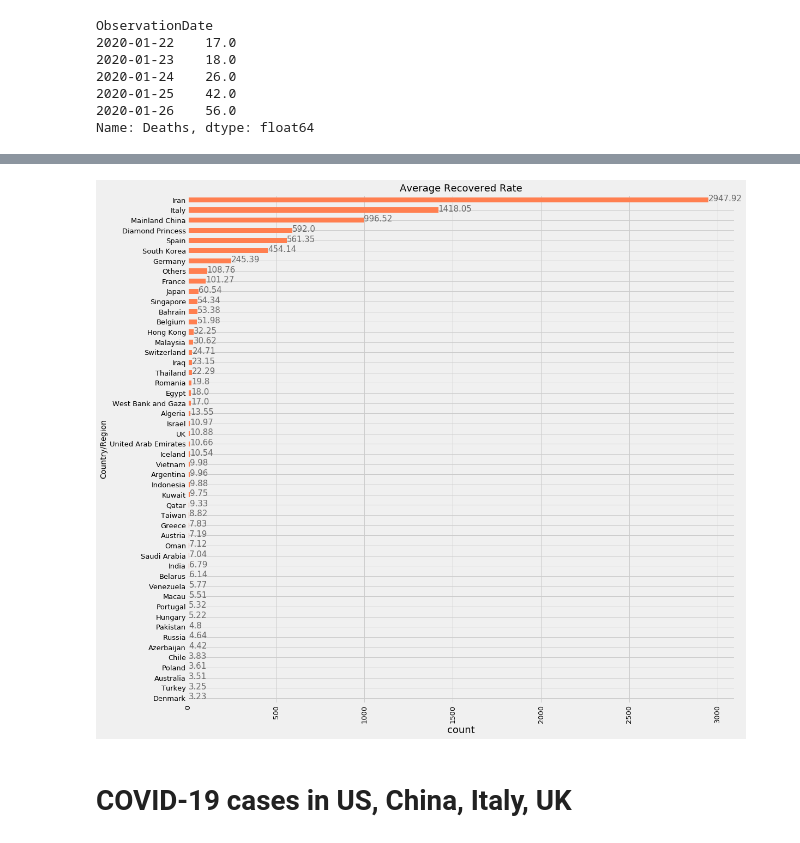
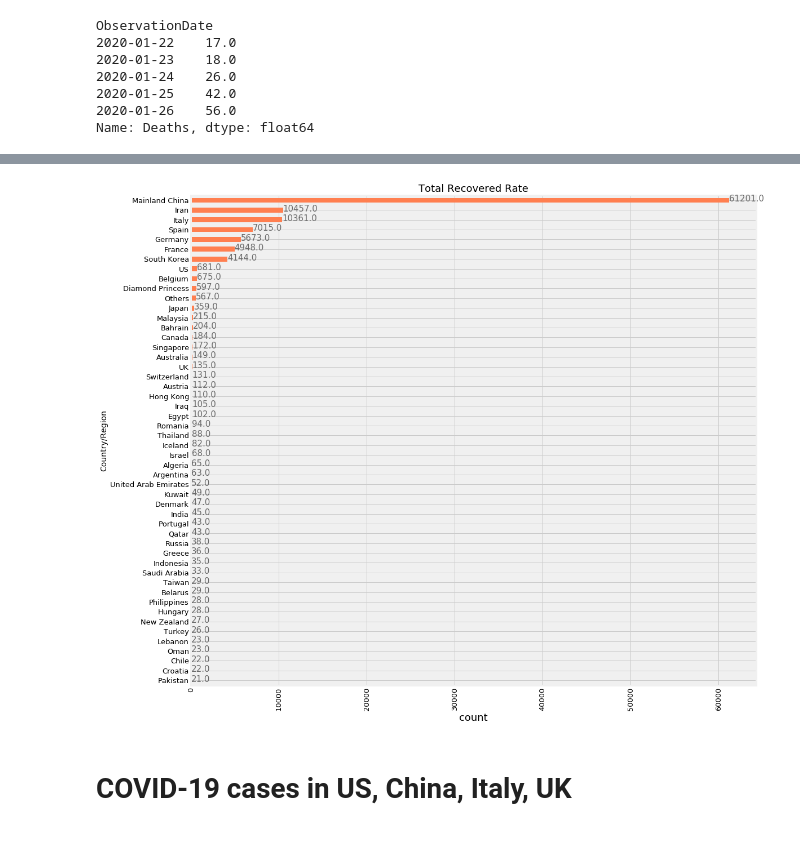
Before and after one commit to venupammi26/Corona_TimeSeries_Prediction-using-Arima-Model, a Jupyter notebook: Corona prediction.ipynb, the cells around one changed output, grey strips where cells are left out. Drawn from its saved outputs; the diff is of its cells as text; code cells hidden in the pictures.

```diff
--- a/Corona prediction.ipynb
+++ b/Corona prediction.ipynb
@@ -232,5 +175,5 @@ acc50=acc.head(50).sort_values(ascending=True)
 # %%
-acc=data.groupby('Country/Region')['Confirmed'].mean()
+acc=data.groupby('Country/Region')['Confirmed'].max()
 acc=acc.sort_values(ascending=False)
 acc50=acc.head(50)
 acc50.head()
@@ -238,7 +181,7 @@ acc50.head()
 ax = acc50.plot(kind='barh', figsize=(16,16),
                                         color="coral", fontsize=13);
 ax.set_alpha(0.8)
-ax.set_title("Average corona cases", fontsize=18)
+ax.set_title("Total corona cases", fontsize=18)
 ax.set_xlabel("count", fontsize=18);
 plt.xticks(rotation = 90)
 
@@ -266,6 +209,6 @@ ax.invert_yaxis()
 # %%
 #Death Rate per Country
-acc=data.groupby('Country/Region')['Deaths'].mean()
+acc=data.groupby('Country/Region')['Deaths'].max()
 acc=acc.sort_values(ascending=False)
 acc50=acc.head(50)
 acc50.head()
@@ -273,7 +216,7 @@ acc50.head()
 ax = acc50.plot(kind='barh', figsize=(16,16),
                                         color="coral", fontsize=13);
 ax.set_alpha(0.8)
-ax.set_title("Average Corona Death Rate", fontsize=18)
+ax.set_title(" Corona Death Rate", fontsize=18)
 ax.set_xlabel("count", fontsize=18);
 plt.xticks(rotation = 90)
 
@@ -301,38 +244,38 @@ ax.invert_yaxis()
 # %%
 #Recovered Rate per Country
-acc=data.groupby('Country/Region')['Recovered'].mean()
+acc=data.groupby('Country/Region')['Recovered'].max()
 acc=acc.sort_values(ascending=False)
 acc50=acc.head(50)
 acc50.head()
 
 ax = acc50.plot(kind='barh', figsize=(16,16),
                                         color="coral", fontsize=13);
 ax.set_alpha(0.8)
-ax.set_title("Average Recovered Rate", fontsize=18)
+ax.set_title("Total Recovered Rate", fontsize=18)
 ax.set_xlabel("count", fontsize=18);
 plt.xticks(rotation = 90)
 
 # create a list to collect the plt.patches data
 totals = []
 
 # find the values and append to list
 for i in ax.patches:
     totals.append(i.get_width())
 
 # set individual bar lables using above list
 total = sum(totals)
 
 # set individual bar lables using above list
 for i in ax.patches:
     # get_width pulls left or right; get_y pushes up or down
     ax.text(i.get_width()+.3, i.get_y()+.38, \
             str(round(i.get_width(), 2)), fontsize=15,
 color='dimgrey')
 
 # invert for largest on top
 ax.invert_yaxis()
 # %% [output]
-[figure, old version]
+[figure, new version]
 # %% [markdown]
 # COVID-19 cases in US, China, Italy, UK
 # %%
```
Also changed, not shown: parts of 22 cells of this notebook.
